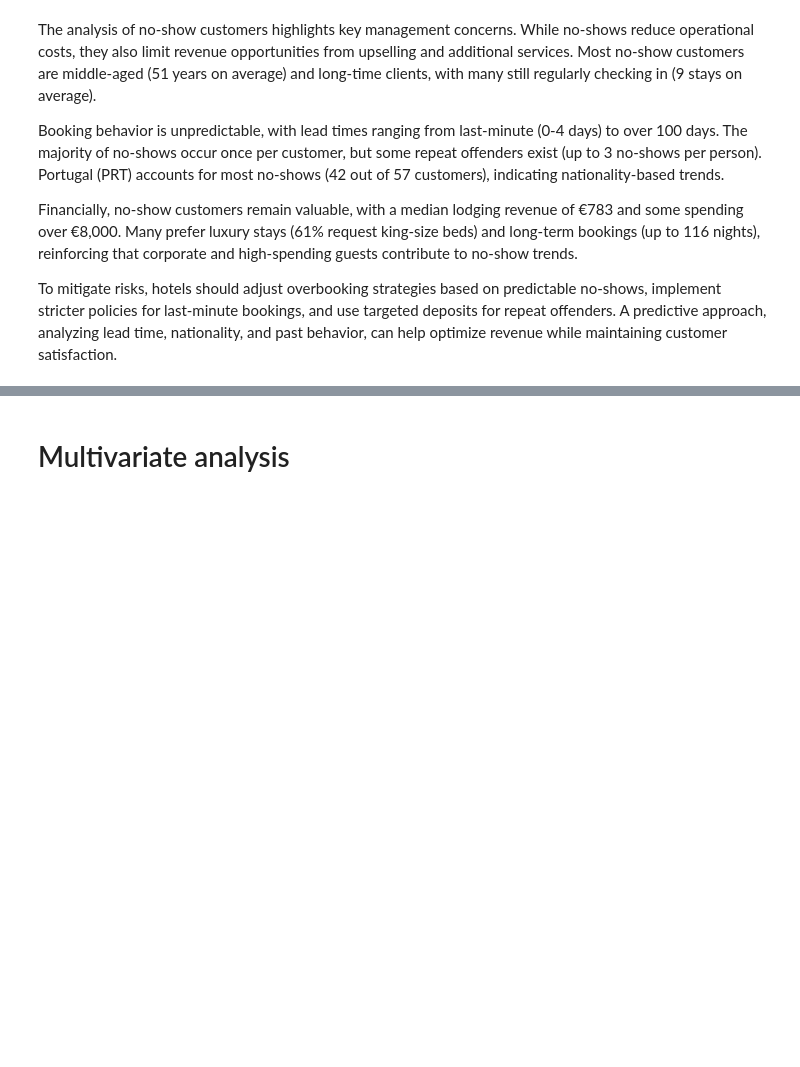
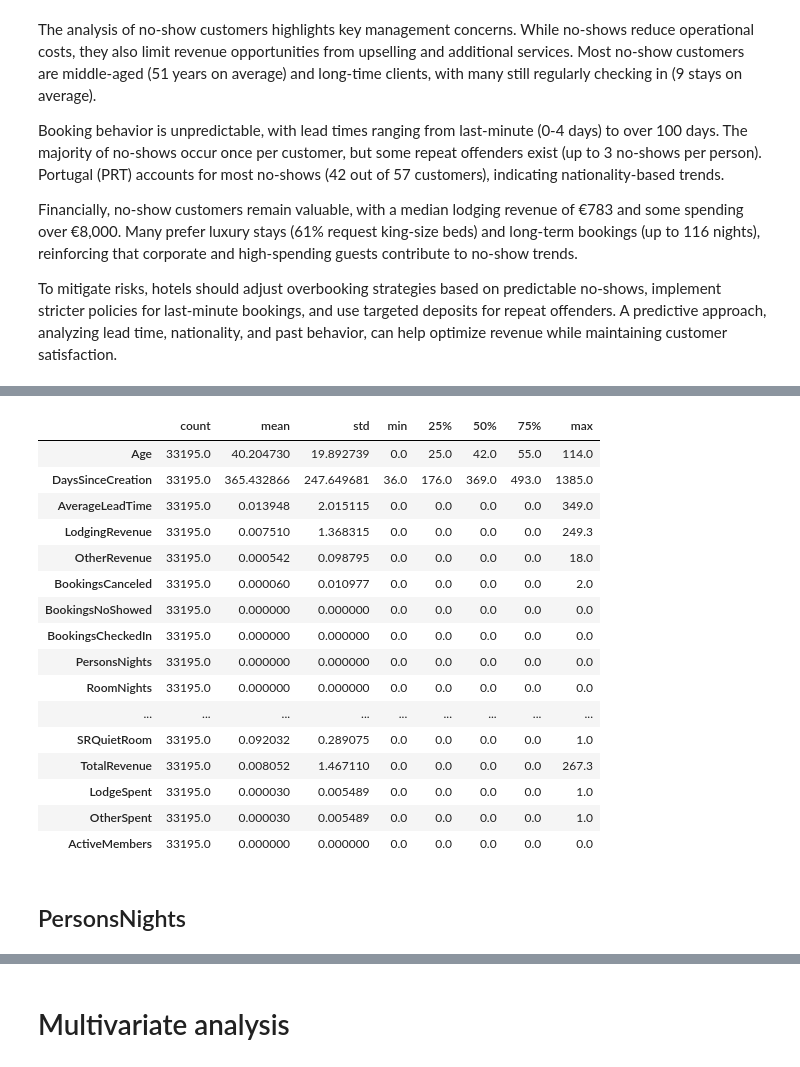
Before and after one commit to RubenCMarques/Hotel-Customer-Segmentation, a Jupyter notebook: Notebooks/Diogo_workspace.ipynb, the cells around one changed output, grey strips where cells are left out. Cells and saved outputs as stored; diff of their text form; code cells hidden in the pictures; blank space fills up the shorter version.

```diff
--- a/Notebooks/Diogo_workspace.ipynb
+++ b/Notebooks/Diogo_workspace.ipynb
@@ -816,2 +934,26 @@ noshow_customers.describe().T
+# %%
+# Customers with no checked in bookings
+inactive_customers = data[data['BookingsCheckedIn'] == 0]
+inactive_customers.describe().T
+# %% [output]
+|  | count | mean | std | min | 25% | 50% | 75% | max |
+| Age | 33195.0 | 40.204730 | 19.892739 | 0.0 | 25.0 | 42.0 | 55.0 | 114.0 |
+| DaysSinceCreation | 33195.0 | 365.432866 | 247.649681 | 36.0 | 176.0 | 369.0 | 493.0 | 1385.0 |
+| AverageLeadTime | 33195.0 | 0.013948 | 2.015115 | 0.0 | 0.0 | 0.0 | 0.0 | 349.0 |
+| LodgingRevenue | 33195.0 | 0.007510 | 1.368315 | 0.0 | 0.0 | 0.0 | 0.0 | 249.3 |
+| OtherRevenue | 33195.0 | 0.000542 | 0.098795 | 0.0 | 0.0 | 0.0 | 0.0 | 18.0 |
+| BookingsCanceled | 33195.0 | 0.000060 | 0.010977 | 0.0 | 0.0 | 0.0 | 0.0 | 2.0 |
+| BookingsNoShowed | 33195.0 | 0.000000 | 0.000000 | 0.0 | 0.0 | 0.0 | 0.0 | 0.0 |
+| BookingsCheckedIn | 33195.0 | 0.000000 | 0.000000 | 0.0 | 0.0 | 0.0 | 0.0 | 0.0 |
+| PersonsNights | 33195.0 | 0.000000 | 0.000000 | 0.0 | 0.0 | 0.0 | 0.0 | 0.0 |
+| RoomNights | 33195.0 | 0.000000 | 0.000000 | 0.0 | 0.0 | 0.0 | 0.0 | 0.0 |
+| ... | ... | ... | ... | ... | ... | ... | ... | ... |
+| SRQuietRoom | 33195.0 | 0.092032 | 0.289075 | 0.0 | 0.0 | 0.0 | 0.0 | 1.0 |
+| TotalRevenue | 33195.0 | 0.008052 | 1.467110 | 0.0 | 0.0 | 0.0 | 0.0 | 267.3 |
+| LodgeSpent | 33195.0 | 0.000030 | 0.005489 | 0.0 | 0.0 | 0.0 | 0.0 | 1.0 |
+| OtherSpent | 33195.0 | 0.000030 | 0.005489 | 0.0 | 0.0 | 0.0 | 0.0 | 1.0 |
+| ActiveMembers | 33195.0 | 0.000000 | 0.000000 | 0.0 | 0.0 | 0.0 | 0.0 | 0.0 |
+# %% [markdown]
+## PersonsNights
 # %%
 data.sample(5)
```
Also changed, not shown: parts of 28 cells of this notebook.
